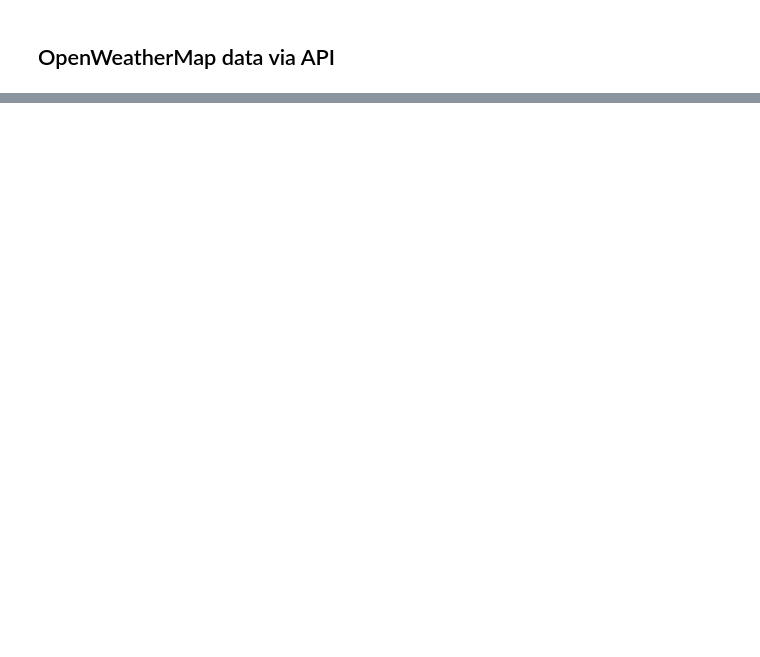
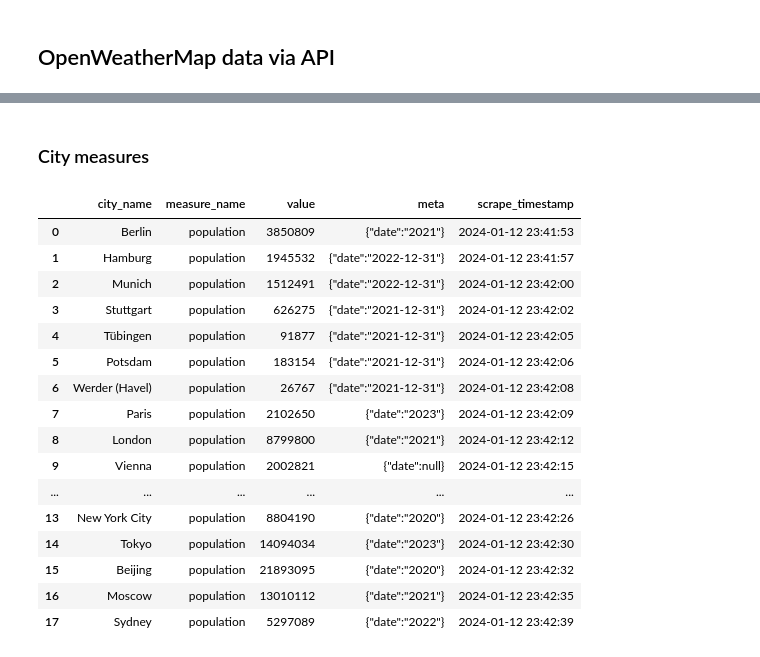
Before and after one commit to tvogel/datascience-bootcamp, a Jupyter notebook: 05_cloud_pipelines/docs/gans_cities_scraping_and_api.ipynb, the cells around one changed output, grey strips where cells are left out. Cells and saved outputs as stored; diff of their text form; code cells hidden in the pictures; blank space fills up the shorter version.

```diff
--- a/05_cloud_pipelines/docs/gans_cities_scraping_and_api.ipynb
+++ b/05_cloud_pipelines/docs/gans_cities_scraping_and_api.ipynb
@@ -326,0 +500,8 @@ cities_df.to_sql('city',
+# %%
+def read_facts():
+  """
+  Read `fact` table
+
+  :return: data-frame
+  """
+  return pd.read_sql('fact', con=connection)
@@ -621,0 +1107,28 @@ sns.move_legend(g, "upper right")
+# %% [markdown]
+### City measures
+# %%
+(
+  read_facts()
+  .join(read_measures().rename(columns={'name': 'measure_name', 'type': 'measure_type'}), on='measure')
+  .join(read_cities().name.rename('city_name'), on='city')
+  .join(read_scrapes().timestamp.rename('scrape_timestamp'), on='scrape')
+  [['city_name','measure_name','value','meta','scrape_timestamp']]
+)
+# %% [output]
+|  | city_name | measure_name | value | meta | scrape_timestamp |
+| 0 | Berlin | population | 3850809 | {"date":"2021"} | 2024-01-12 23:41:53 |
+| 1 | Hamburg | population | 1945532 | {"date":"2022-12-31"} | 2024-01-12 23:41:57 |
+| 2 | Munich | population | 1512491 | {"date":"2022-12-31"} | 2024-01-12 23:42:00 |
+| 3 | Stuttgart | population | 626275 | {"date":"2021-12-31"} | 2024-01-12 23:42:02 |
+| 4 | Tübingen | population | 91877 | {"date":"2021-12-31"} | 2024-01-12 23:42:05 |
+| 5 | Potsdam | population | 183154 | {"date":"2021-12-31"} | 2024-01-12 23:42:06 |
+| 6 | Werder (Havel) | population | 26767 | {"date":"2021-12-31"} | 2024-01-12 23:42:08 |
+| 7 | Paris | population | 2102650 | {"date":"2023"} | 2024-01-12 23:42:09 |
+| 8 | London | population | 8799800 | {"date":"2021"} | 2024-01-12 23:42:12 |
+| 9 | Vienna | population | 2002821 | {"date":null} | 2024-01-12 23:42:15 |
+| ... | ... | ... | ... | ... | ... |
+| 13 | New York City | population | 8804190 | {"date":"2020"} | 2024-01-12 23:42:26 |
+| 14 | Tokyo | population | 14094034 | {"date":"2023"} | 2024-01-12 23:42:30 |
+| 15 | Beijing | population | 21893095 | {"date":"2020"} | 2024-01-12 23:42:32 |
+| 16 | Moscow | population | 13010112 | {"date":"2021"} | 2024-01-12 23:42:35 |
+| 17 | Sydney | population | 5297089 | {"date":"2022"} | 2024-01-12 23:42:39 |
```
Also changed, not shown: parts of 88 cells of this notebook, 2 other files.
